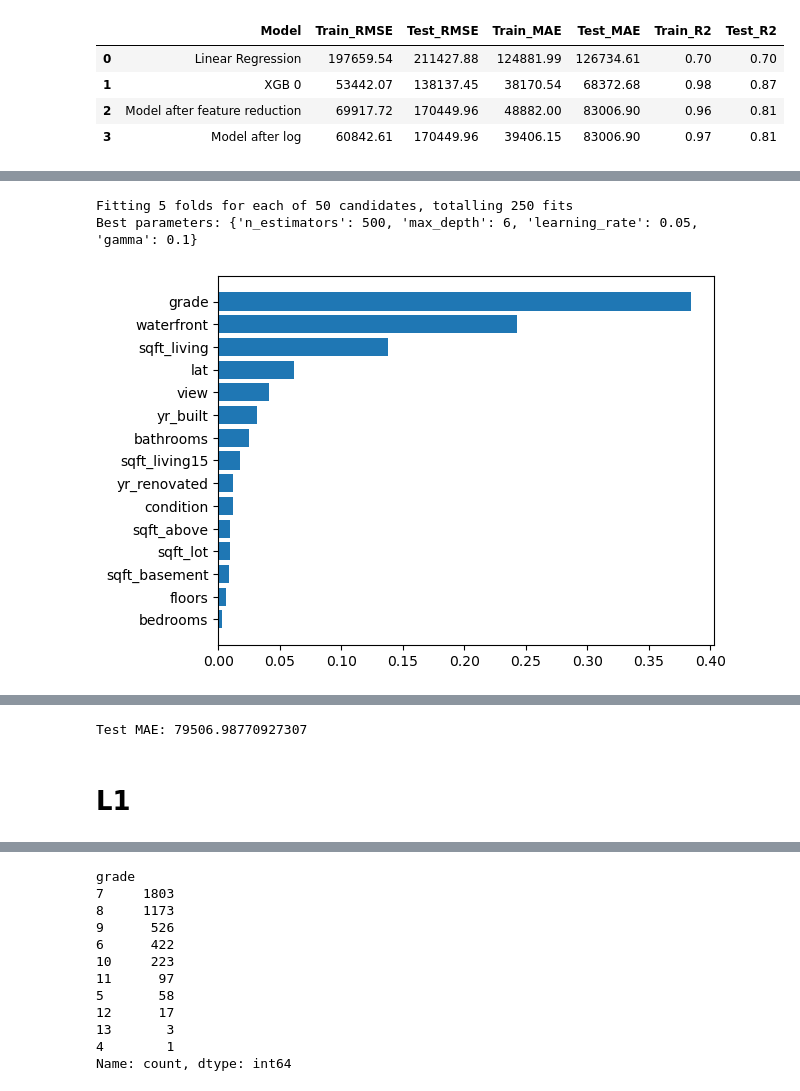
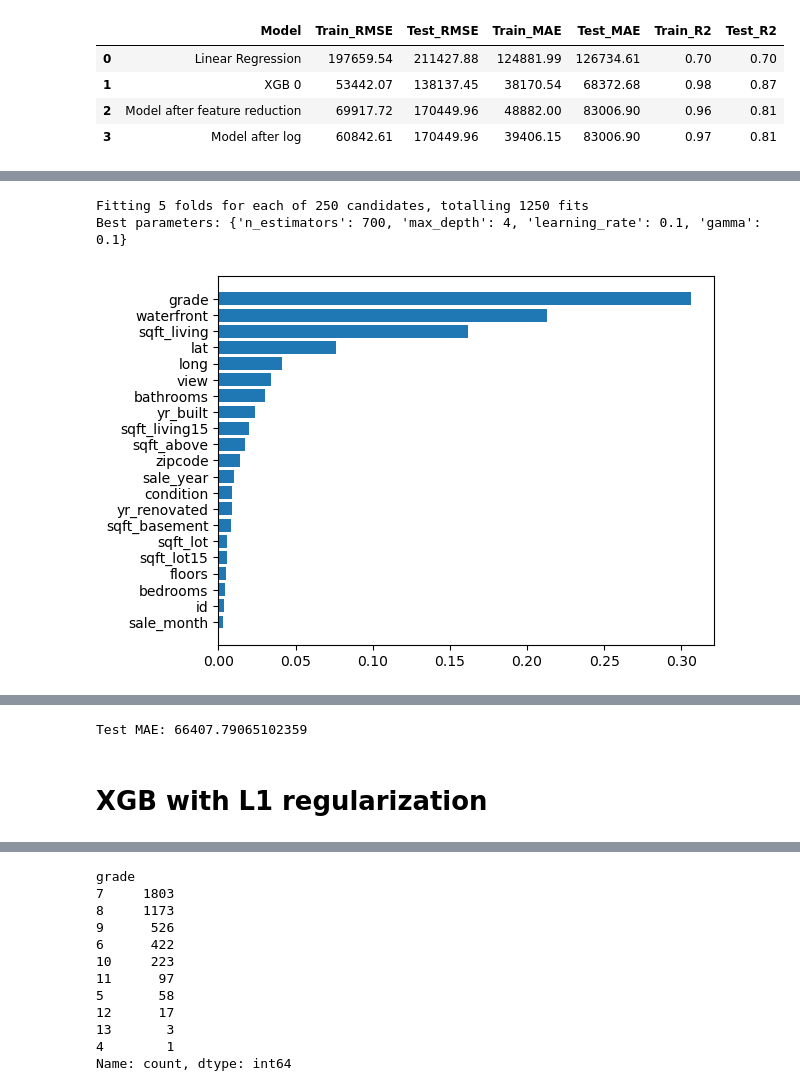
Before and after one commit to brunojrg/house-prices-project, a Jupyter notebook: Notebooks/xgboost.ipynb, the cells around one changed output, grey strips where cells are left out. Cells and saved outputs as stored; diff of their text form; code cells hidden in the pictures.

```diff
--- a/Notebooks/xgboost.ipynb
+++ b/Notebooks/xgboost.ipynb
@@ -193,10 +175,5 @@ metrics_df
 # %%
-X_log = df.drop('price', axis =1)
-y_log = df['price']
-
-X_train_log, X_test_log, y_train, y_test = train_test_split(
-    X_log, y_log, test_size=0.2, random_state=RANDOM_STATE
-)
+X_train_log, X_test_log, y_train, y_test = X_train_0.copy(), X_test_0.copy(), y_train_0.copy(), y_test_0.copy()
 
 y_train_log = np.log1p(y_train)
 #y_test_log= np.log1p(y_test)
@@ -244,20 +205,22 @@ pd.DataFrame({'ypred': y_pred_log, 'ytest': y_test, 'delta' : y_pred_log - y_tes
 # %%
+X_train, X_test, y_train, y_test = X_train_0.copy(), X_test_0.copy(), y_train_0.copy(), y_test_0.copy()
+
 model_H = XGBRegressor(
     objective='reg:squarederror',
-    n_estimators=50,
-    learning_rate=0.1,
-    max_depth=3)
+    n_estimators=400,
+    learning_rate=0.05,
+    max_depth=4)
 
 model_H.fit(X_train, y_train)
 
-y_pred = model1.predict(X_test)
-y_pred_train = model1.predict(X_train)
+y_pred = model_H.predict(X_test)
+y_pred_train = model_H.predict(X_train)
 
 sort_idx = model_H.feature_importances_.argsort()
 plt.barh(X_test.columns[sort_idx],model_H.feature_importances_[sort_idx])
 plt.show()
 
-new_row = evaluate_model("Model after Hyper", y_train, y_pred_train, y_test, y_pred)
+new_row = evaluate_model("Model with Hyperparameter tuning", y_train, y_pred_train, y_test, y_pred)
 metrics_df = pd.concat([metrics_df, new_row], ignore_index=True)
 
 metrics_df
@@ -272,59 +237,61 @@ metrics_df
 # %%
 from sklearn.model_selection import RandomizedSearchCV
 from xgboost import XGBRegressor
+X_train, X_test, y_train, y_test = X_train_0.copy(), X_test_0.copy(), y_train_0.copy(), y_test_0.copy()
 
 xgb = XGBRegressor()
 
 # Define parameter distribution for sampling
 param_dist = {
-    'n_estimators': [100, 300, 500, 800],
+    'n_estimators': [100, 300, 500, 700], #add 1 or 2 < 100
     'max_depth': list(range(3, 10)),
     'learning_rate': [0.01, 0.03, 0.05, 0.1],
     'gamma': [0, 0.1, 0.3],
 }
 
+
 # Randomized search
 random_search = RandomizedSearchCV(
     estimator=xgb,
     param_distributions=param_dist,
-    n_iter=50,                 # number of random combinations to try
-    cv=5,                      # 3-fold cross-validation (faster than 5)
+    n_iter=250,                 # number of random combinations to try, try with 250
+    cv=5,                      # cross-validation
     scoring='neg_root_mean_squared_error',
     n_jobs=-1,                 # use all CPU cores
     verbose=2,
     random_state=42
 )
 
 # Fit randomized search
 #random_search.fit(X_train, y_train)
 random_search.fit(
     X_train, y_train,
 )
 # Best parameters
 print("Best parameters:", random_search.best_params_)
 best_model = random_search.best_estimator_
 
 best_model.fit(
     X_train, y_train,
 )
 # Best model
 
 # Evaluate on test set
 y_pred = best_model.predict(X_test)
 y_pred_train = best_model.predict(X_train)
 
 sort_idx = best_model.feature_importances_.argsort()
 plt.barh(X_test.columns[sort_idx],best_model.feature_importances_[sort_idx])
 plt.show()
 
-new_row = evaluate_model("Model after Randomized Search", y_train, y_pred_train, y_test, y_pred)
+new_row = evaluate_model("Model with HP tuning using Random Search", y_train, y_pred_train, y_test, y_pred)
 metrics_df = pd.concat([metrics_df, new_row], ignore_index=True)
 
 metrics_df
 # %% [output]
-Fitting 5 folds for each of 50 candidates, totalling 250 fits
-Best parameters: {'n_estimators': 500, 'max_depth': 6, 'learning_rate': 0.05, 'gamma': 0.1}
+Fitting 5 folds for each of 250 candidates, totalling 1250 fits
+Best parameters: {'n_estimators': 700, 'max_depth': 4, 'learning_rate': 0.1, 'gamma': 0.1}
-[figure, old version]
+[figure, new version]
 |  | Model | Train_RMSE | Test_RMSE | Train_MAE | Test_MAE | Train_R2 | Test_R2 |
 | 0 | Linear Regression | 197659.54 | 211427.88 | 124881.99 | 126734.61 | 0.70 | 0.70 |
 | 1 | XGB 0 | 53442.07 | 138137.45 | 38170.54 | 68372.68 | 0.98 | 0.87 |
@@ -336,9 +303,9 @@ Best parameters: {'n_estimators': 500, 'max_depth': 6, 'learning_rate': 0.05, 'g
 mae = mean_absolute_error(y_test, y_pred)
 print("Test MAE:", mae)
 # %% [output]
-Test MAE: 79506.98770927307
+Test MAE: 66407.79065102359
 # %% [markdown]
-# L1
+# XGB with L1 regularization
 # %%
 X_train_L1, X_test_L1, y_train_L1, y_test_L1 = X_train_0.copy(), X_test_0.copy(), y_train_0.copy(), y_test_0.copy()
 alpha = 200
```
Also changed, not shown: parts of 45 cells of this notebook.
